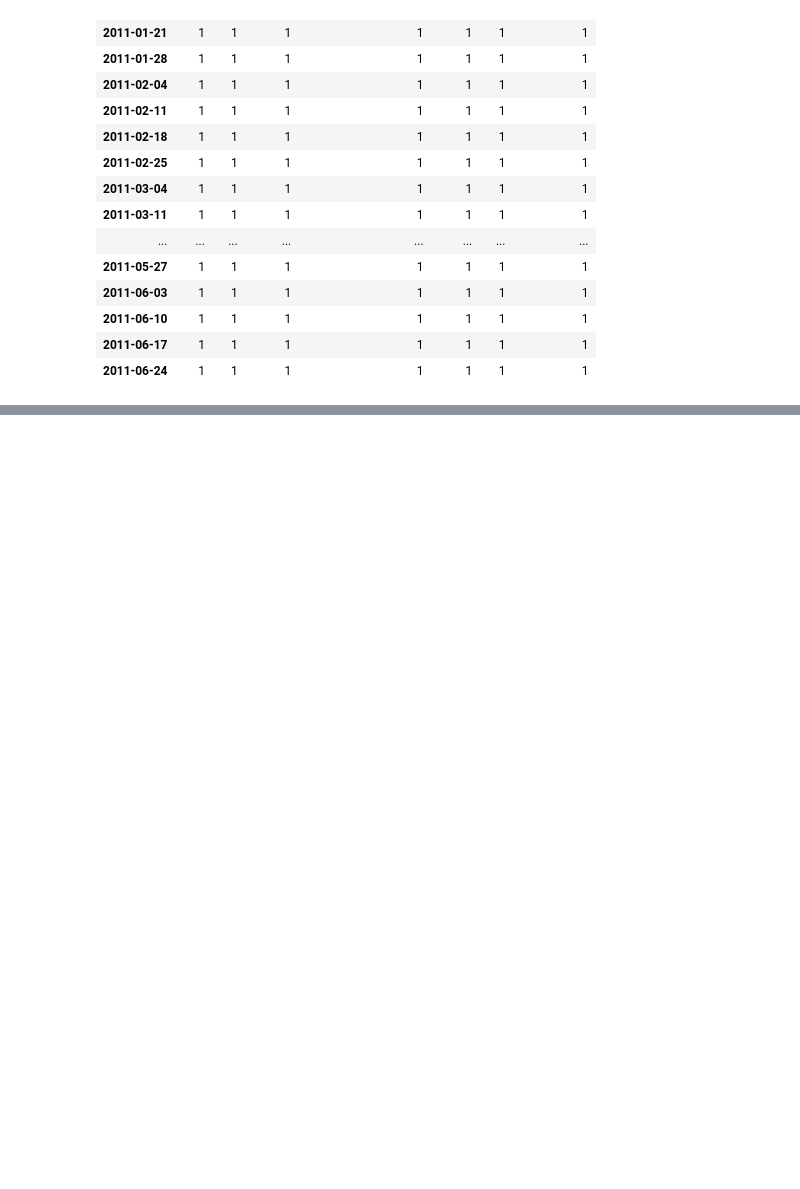
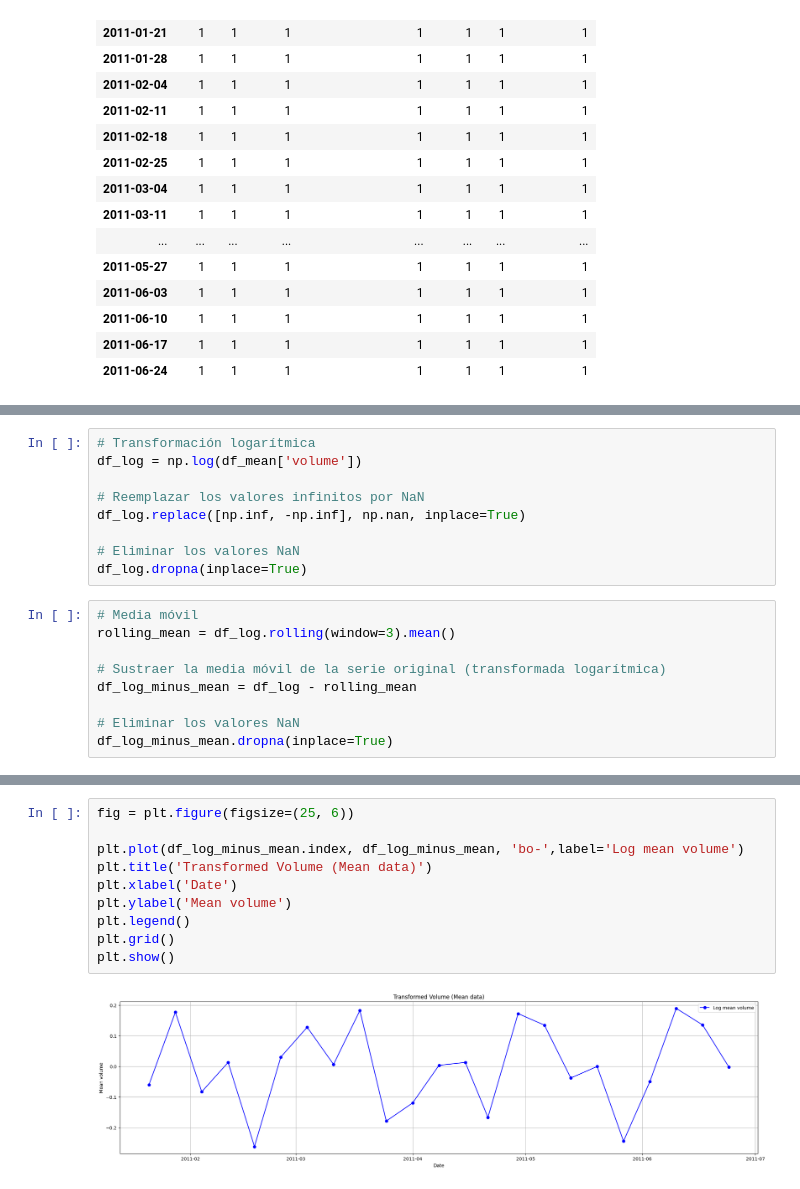
Before and after one commit to AlfonsoPineda/AdvancedAI, a Jupyter notebook: Bloque II y III/M5. Estadística Avanzada/Actividad 3 - Series de Tiempo.ipynb, the cells around one changed output, grey strips where cells are left out. Cells and saved outputs as stored; diff of their text form; blank space fills up the shorter version.

Commit message:
Time series

```diff
--- a/Bloque II y III/M5. Estadística Avanzada/Actividad 3 - Series de Tiempo.ipynb
+++ b/Bloque II y III/M5. Estadística Avanzada/Actividad 3 - Series de Tiempo.ipynb
@@ -98,0 +156,18 @@ df_mean.groupby(df_mean.index).count()
+# %%
+# Transformación logarítmica
+df_log = np.log(df_mean['volume'])
+
+# Reemplazar los valores infinitos por NaN
+df_log.replace([np.inf, -np.inf], np.nan, inplace=True)
+
+# Eliminar los valores NaN
+df_log.dropna(inplace=True)
+# %%
+# Media móvil
+rolling_mean = df_log.rolling(window=3).mean()
+
+# Sustraer la media móvil de la serie original (transformada logarítmica)
+df_log_minus_mean = df_log - rolling_mean
+
+# Eliminar los valores NaN
+df_log_minus_mean.dropna(inplace=True)
@@ -98,0 +190,12 @@ df_mean.groupby(df_mean.index).count()
+# %%
+fig = plt.figure(figsize=(25, 6))
+
+plt.plot(df_log_minus_mean.index, df_log_minus_mean, 'bo-',label='Log mean volume')
+plt.title('Transformed Volume (Mean data)')
+plt.xlabel('Date')
+plt.ylabel('Mean volume')
+plt.legend()
+plt.grid()
+plt.show()
+# %% [output]
+[figure, added]
```
Also changed, not shown: parts of 23 cells of this notebook, 3 other files.
